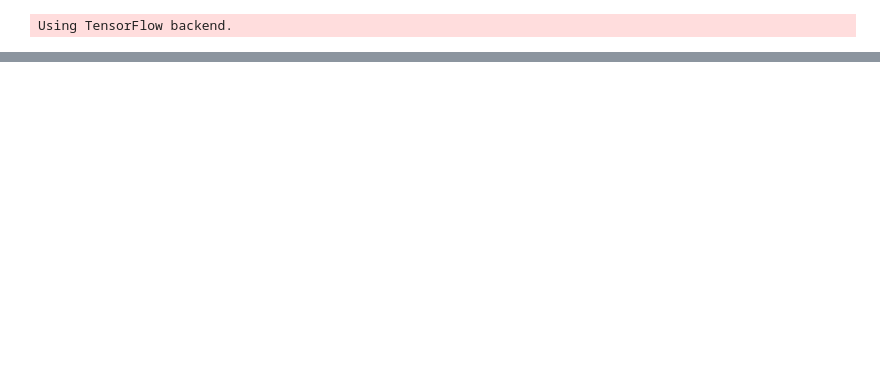
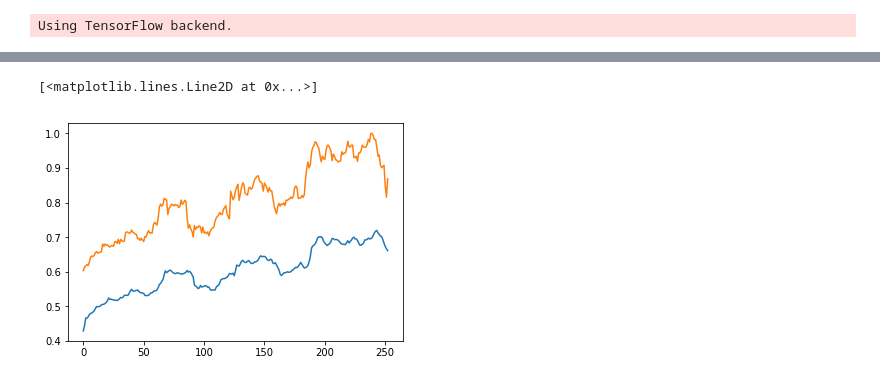
Before and after one commit to chrislitianxin/rnn_stock, a Jupyter notebook: LSTM.ipynb, the cells around one changed output, grey strips where cells are left out. Drawn from its saved outputs; the diff is of its cells as text; code cells hidden in the pictures; blank space fills up the shorter version.

```diff
--- a/LSTM.ipynb
+++ b/LSTM.ipynb
@@ -30,0 +125,23 @@ len(all_stock.Stock.unique())
+# %%
+model = Sequential()
+
+model.add(LSTM(256,input_shape = (5,3),return_sequences=True))
+
+model.add(Dropout(0.2))
+
+model.add(LSTM(32,return_sequences=True))
+
+model.add(Dropout(0.2))
+
+model.add(LSTM(32,return_sequences=False))
+
+model.add(Dropout(0.2))
+
+model.add(Dense(1))
+model.add(Activation('relu'))
+
+start = time.time()
+model.compile(loss='mse',optimizer='rmsprop')
+print(time.time()-start)
+
+lstm = model.fit(X_train,y_train,epochs = 30,batch_size=128,validation_split=0.1,shuffle=True)
@@ -30,0 +166,8 @@ len(all_stock.Stock.unique())
+# %%
+predictions = model.predict(X_test)
+
+plt.plot(predictions)
+plt.plot(y_test)
+# %% [output]
+[<matplotlib.lines.Line2D at 0x...>]
+[figure, added]
```
Also changed, not shown: parts of 21 cells of this notebook, 2 other files.
